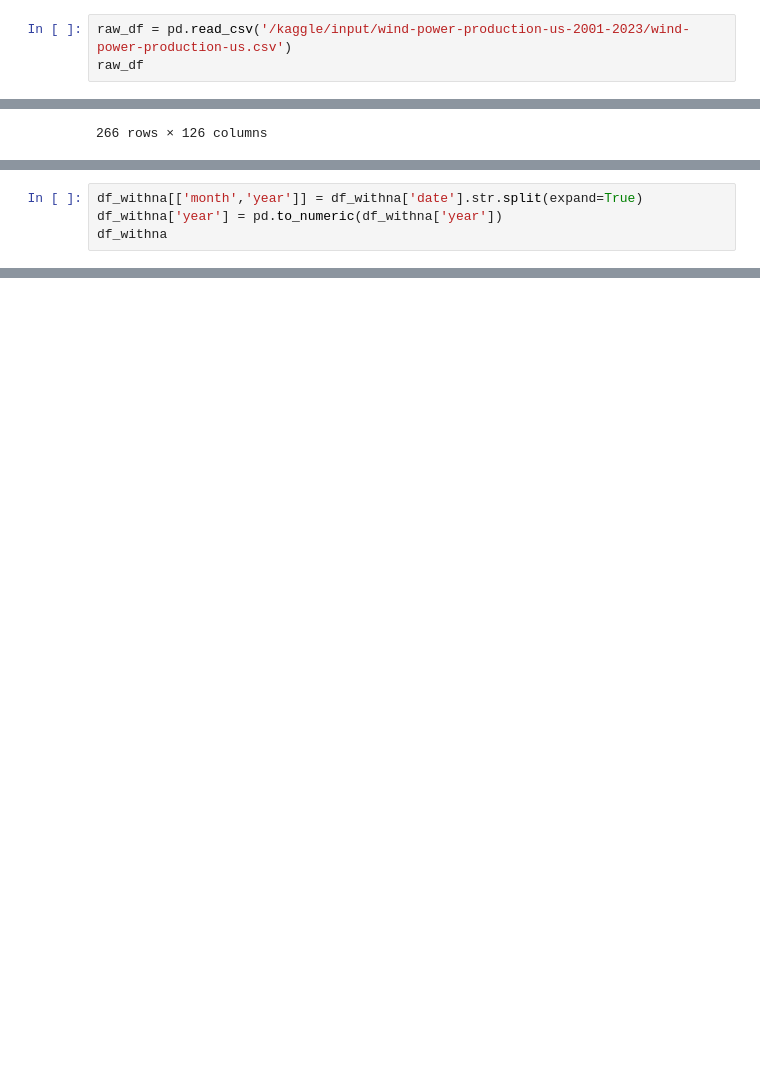
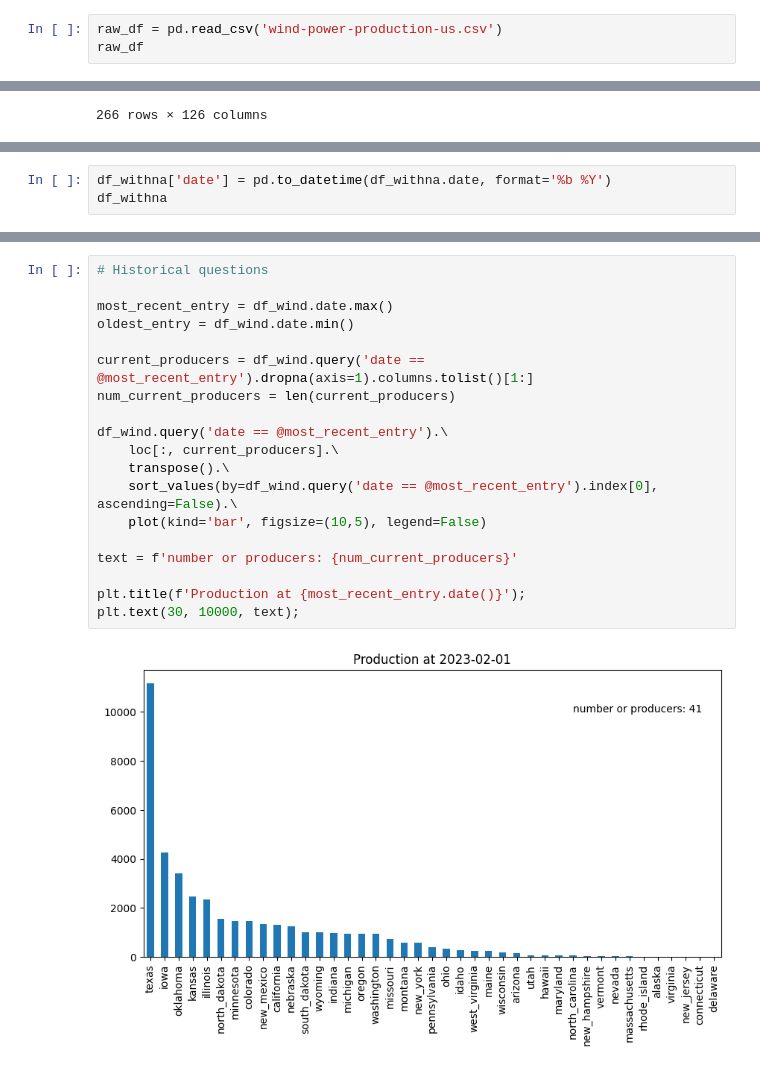
Before and after one commit to abasilio91/DS-wind_production_US, a Jupyter notebook: wind-power-production-statistical-study.ipynb, the cells around one changed output, grey strips where cells are left out. Cells and saved outputs as stored; diff of their text form; blank space fills up the shorter version.

Commit message:
answered three questions

```diff
--- a/wind-power-production-statistical-study.ipynb
+++ b/wind-power-production-statistical-study.ipynb
@@ -33,6 +35,6 @@ import matplotlib.pyplot as plt
 import re
 # %%
-raw_df = pd.read_csv('/kaggle/input/wind-power-production-us-2001-2023/wind-power-production-us.csv')
+raw_df = pd.read_csv('wind-power-production-us.csv')
 raw_df
 # %% [output]
 |  | date | other_united_states | other_new_england | other_connecticut | other_maine | other_massachusetts | ... |
@@ -153,4 +152,0 @@ Finally, I want to split the date from "mm yyyy" to two columns, one for month a
-# %%
-df_withna[['month','year']] = df_withna['date'].str.split(expand=True)
-df_withna['year'] = pd.to_numeric(df_withna['year'])
-df_withna
@@ -170,0 +155,3 @@ df_withna
+# %%
+df_withna['date'] = pd.to_datetime(df_withna.date, format='%b %Y')
+df_withna
@@ -240,2 +321,23 @@ Great. Now that we have a more workable dataframe, let's search for some answers
 - [ ] Which time of the year has the pick production overall? and by state?
 - [ ] Which time of the year has the lowest production overall? and by state?
+# %%
+# Historical questions
+
+most_recent_entry = df_wind.date.max()
+oldest_entry = df_wind.date.min()
+
+current_producers = df_wind.query('date == @most_recent_entry').dropna(axis=1).columns.tolist()[1:]
+num_current_producers = len(current_producers)
+
+df_wind.query('date == @most_recent_entry').\
+    loc[:, current_producers].\
+    transpose().\
+    sort_values(by=df_wind.query('date == @most_recent_entry').index[0], ascending=False).\
+    plot(kind='bar', figsize=(10,5), legend=False)
+
+text = f'number or producers: {num_current_producers}'
+
+plt.title(f'Production at {most_recent_entry.date()}');
+plt.text(30, 10000, text);
+# %% [output]
+[figure, added]
```
Also changed, not shown: parts of 18 cells of this notebook, 2 other files.
